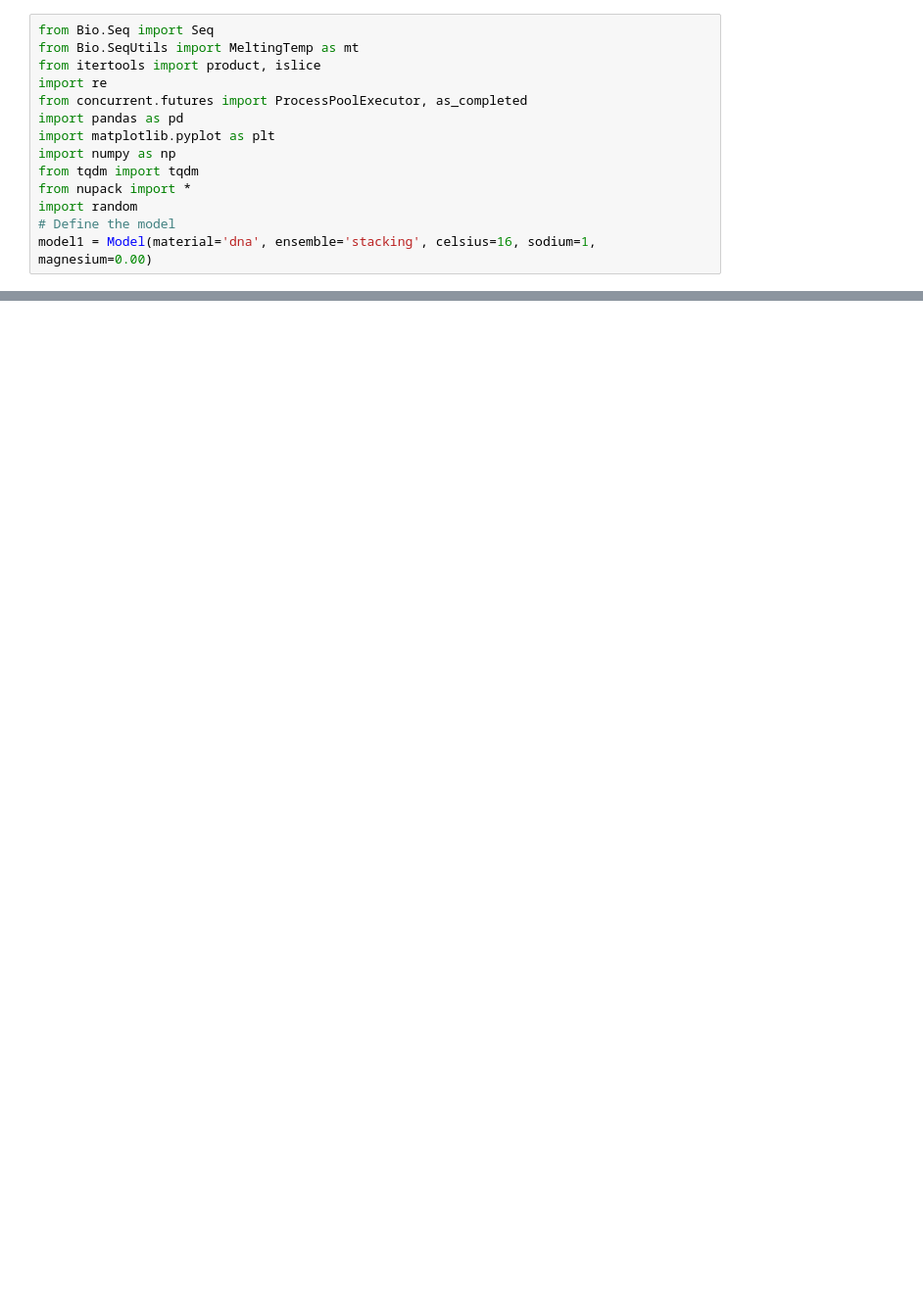
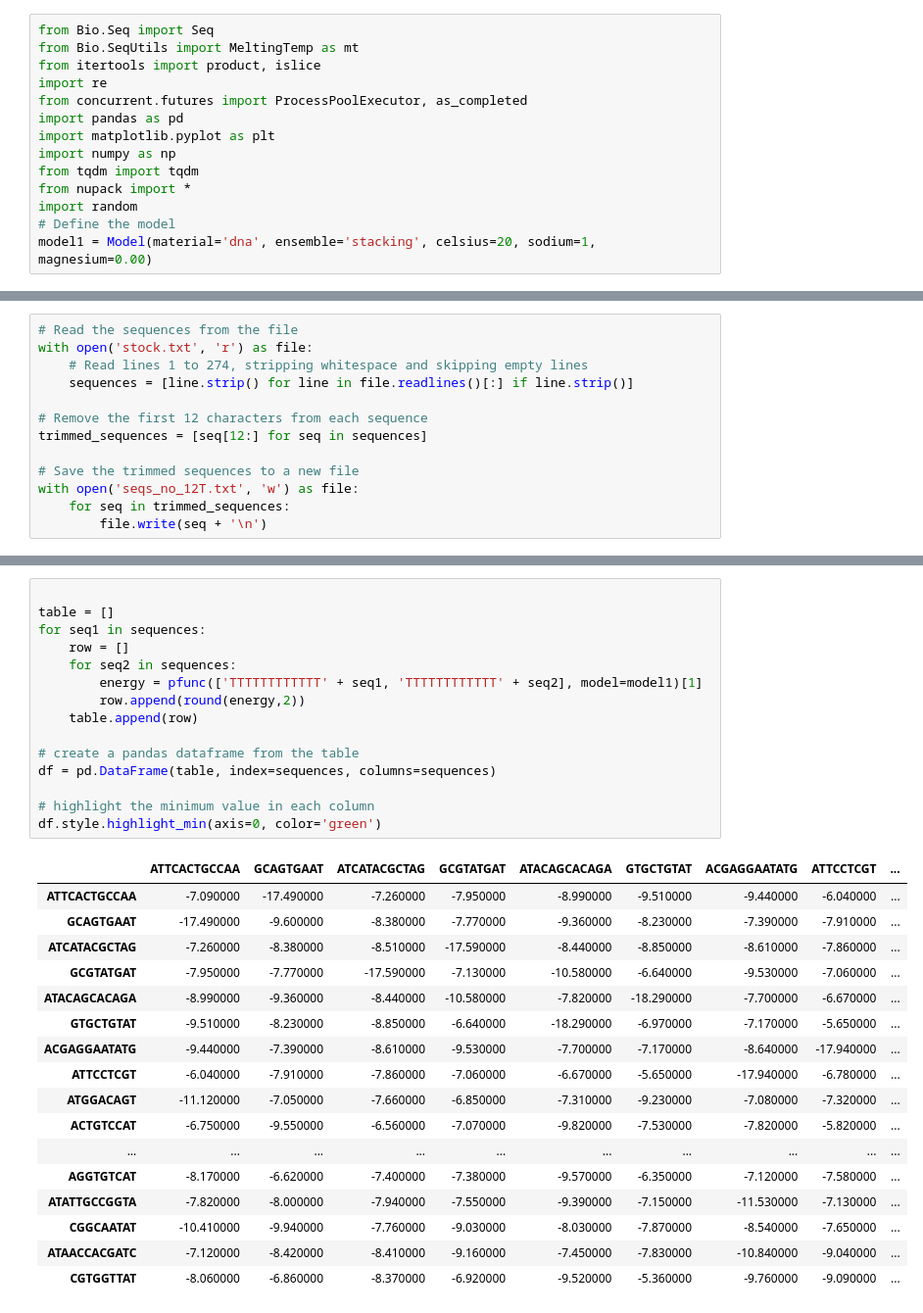
Before and after one commit to tdiep2/Sequences_Design, a Jupyter notebook: concentration.ipynb, the cells around one changed output, grey strips where cells are left out. Shown at 98% size. Saved outputs shown, nothing was run; the diff lists cells and outputs as text; blank space fills up the shorter version.

```diff
--- a/concentration.ipynb
+++ b/concentration.ipynb
@@ -11,4 +11,4 @@ from tqdm import tqdm
 from nupack import *
 import random
 # Define the model
-model1 = Model(material='dna', ensemble='stacking', celsius=16, sodium=1, magnesium=0.00)
+model1 = Model(material='dna', ensemble='stacking', celsius=20, sodium=1, magnesium=0.00)
@@ -29,0 +207,13 @@ def get_complex_concentration(complexes, s1_index, s2_index):
+# %%
+# Read the sequences from the file
+with open('stock.txt', 'r') as file:
+    # Read lines 1 to 274, stripping whitespace and skipping empty lines
+    sequences = [line.strip() for line in file.readlines()[:] if line.strip()]
+
+# Remove the first 12 characters from each sequence
+trimmed_sequences = [seq[12:] for seq in sequences]
+
+# Save the trimmed sequences to a new file
+with open('seqs_no_12T.txt', 'w') as file:
+    for seq in trimmed_sequences:
+        file.write(seq + '\n')
@@ -29,0 +482,33 @@ def get_complex_concentration(complexes, s1_index, s2_index):
+# %%
+
+table = []
+for seq1 in sequences:
+    row = []
+    for seq2 in sequences:
+        energy = pfunc(['TTTTTTTTTTTT' + seq1, 'TTTTTTTTTTTT' + seq2], model=model1)[1]
+        row.append(round(energy,2))
+    table.append(row)
+
+# create a pandas dataframe from the table
+df = pd.DataFrame(table, index=sequences, columns=sequences)
+
+# highlight the minimum value in each column
+df.style.highlight_min(axis=0, color='green')
+# %% [output]
+|  | ATTCACTGCCAA | GCAGTGAAT | ATCATACGCTAG | GCGTATGAT | ATACAGCACAGA | GTGCTGTAT | ACGAGGAATATG | ATTCCTCGT | ... |
+| ATTCACTGCCAA | -7.090000 | -17.490000 | -7.260000 | -7.950000 | -8.990000 | -9.510000 | -9.440000 | -6.040000 | ... |
+| GCAGTGAAT | -17.490000 | -9.600000 | -8.380000 | -7.770000 | -9.360000 | -8.230000 | -7.390000 | -7.910000 | ... |
+| ATCATACGCTAG | -7.260000 | -8.380000 | -8.510000 | -17.590000 | -8.440000 | -8.850000 | -8.610000 | -7.860000 | ... |
+| GCGTATGAT | -7.950000 | -7.770000 | -17.590000 | -7.130000 | -10.580000 | -6.640000 | -9.530000 | -7.060000 | ... |
+| ATACAGCACAGA | -8.990000 | -9.360000 | -8.440000 | -10.580000 | -7.820000 | -18.290000 | -7.700000 | -6.670000 | ... |
+| GTGCTGTAT | -9.510000 | -8.230000 | -8.850000 | -6.640000 | -18.290000 | -6.970000 | -7.170000 | -5.650000 | ... |
+| ACGAGGAATATG | -9.440000 | -7.390000 | -8.610000 | -9.530000 | -7.700000 | -7.170000 | -8.640000 | -17.940000 | ... |
+| ATTCCTCGT | -6.040000 | -7.910000 | -7.860000 | -7.060000 | -6.670000 | -5.650000 | -17.940000 | -6.780000 | ... |
+| ATGGACAGT | -11.120000 | -7.050000 | -7.660000 | -6.850000 | -7.310000 | -9.230000 | -7.080000 | -7.320000 | ... |
+| ACTGTCCAT | -6.750000 | -9.550000 | -6.560000 | -7.070000 | -9.820000 | -7.530000 | -7.820000 | -5.820000 | ... |
+| ... | ... | ... | ... | ... | ... | ... | ... | ... | ... |
+| AGGTGTCAT | -8.170000 | -6.620000 | -7.400000 | -7.380000 | -9.570000 | -6.350000 | -7.120000 | -7.580000 | ... |
+| ATATTGCCGGTA | -7.820000 | -8.000000 | -7.940000 | -7.550000 | -9.390000 | -7.150000 | -11.530000 | -7.130000 | ... |
+| CGGCAATAT | -10.410000 | -9.940000 | -7.760000 | -9.030000 | -8.030000 | -7.870000 | -8.540000 | -7.650000 | ... |
+| ATAACCACGATC | -7.120000 | -8.420000 | -8.410000 | -9.160000 | -7.450000 | -7.830000 | -10.840000 | -9.040000 | ... |
+| CGTGGTTAT | -8.060000 | -6.860000 | -8.370000 | -6.920000 | -9.520000 | -5.360000 | -9.760000 | -9.090000 | ... |
```
Also changed, not shown: parts of 15 cells of this notebook.
